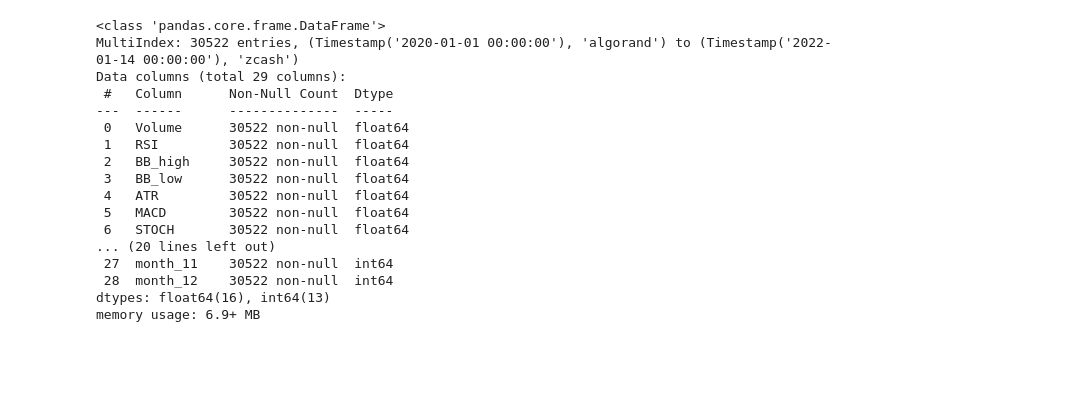
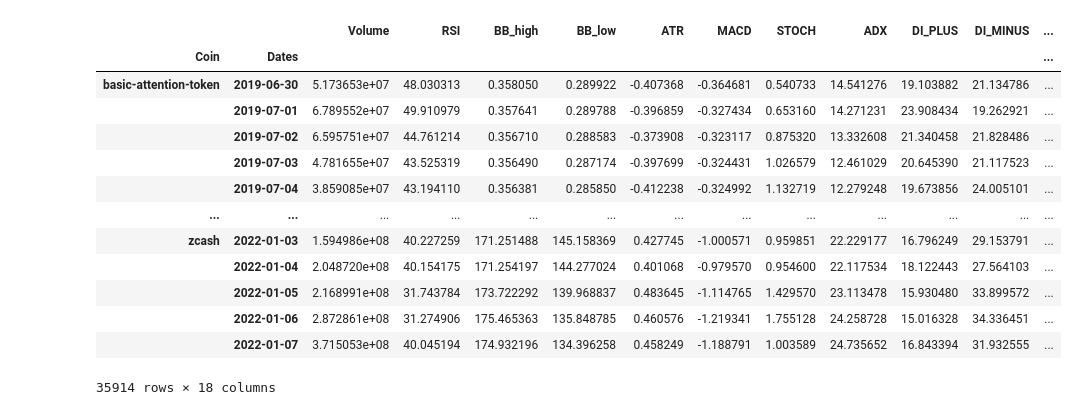
Before and after one commit to carlos-carlos/ML-Class-capstone-project, a Jupyter notebook: Step6_Predictions.ipynb, the cells around one changed output. Drawn from its saved outputs; the diff is of its cells as text; code cells hidden in the pictures; blank space fills up the shorter version.

```diff
--- a/Step6_Predictions.ipynb
+++ b/Step6_Predictions.ipynb
@@ -99,13 +99,13 @@ model_mdf.set_index(['Dates', 'Coin'], inplace=True)
 # Filter out 60 and 90d columns
 # Reason: Due to the relativly small size of the dataset, all the NaN values leave me with just 3 months of usable data.
 # I could impute the NaNs but for such long time periods, I think this is too risky and could lead to false models
-ninety_day_filter = model_mdf.filter(like='90d')
+#ninety_day_filter = model_mdf.filter(like='90d')
 #model_mdf = model_mdf.drop(ninety_day_filter.columns, axis=1)
-sixty_day_filter = model_mdf.filter(like='60d')
+#sixty_day_filter = model_mdf.filter(like='60d')
 #model_mdf = model_mdf.drop(sixty_day_filter.columns, axis=1)
 
 # Impute missing entries in the remaining data (max 30d period seems reasonable)
-model_mdf = model_mdf.groupby('Coin').apply(lambda x: x.fillna(x.mean()))
+#model_mdf = model_mdf.groupby('Coin').apply(lambda x: x.fillna(x.mean()))
 # %%
 # Drop NaNs, OHLCV columns and lag period columns
 data = model_mdf
@@ -115,32 +115,34 @@ data = (model_mdf
             .dropna()
             .drop(['Open', 'Close', 'Low', 'High'], axis=1))
 
-# Drop lag periods
+# Drop Features
 data = data.drop([c for c in data.columns if 'lag' in c], axis=1)
+data = data.drop([c for c in data.columns if 'year' in c], axis=1)
+data = data.drop([c for c in data.columns if 'month' in c], axis=1)
+data = data.drop([c for c in data.columns if 'Principal' in c], axis=1)
+
+
+
+
+data = data.swaplevel().sort_index()
+# %%
+data
+# %% [output]
+|  |  | Volume | RSI | BB_high | BB_low | ATR | MACD | STOCH | ADX | DI_PLUS | DI_MINUS | ... |
+| Coin | Dates |  |  |  |  |  |  |  |  |  |  | ... |
+| basic-attention-token | 2019-06-30 | 5.173653e+07 | 48.030313 | 0.358050 | 0.289922 | -0.407368 | -0.364681 | 0.540733 | 14.541276 | 19.103882 | 21.134786 | ... |
+|  | 2019-07-01 | 6.789552e+07 | 49.910979 | 0.357641 | 0.289788 | -0.396859 | -0.327434 | 0.653160 | 14.271231 | 23.908434 | 19.262921 | ... |
+|  | 2019-07-02 | 6.595751e+07 | 44.761214 | 0.356710 | 0.288583 | -0.373908 | -0.323117 | 0.875320 | 13.332608 | 21.340458 | 21.828486 | ... |
+|  | 2019-07-03 | 4.781655e+07 | 43.525319 | 0.356490 | 0.287174 | -0.397699 | -0.324431 | 1.026579 | 12.461029 | 20.645390 | 21.117523 | ... |
+|  | 2019-07-04 | 3.859085e+07 | 43.194110 | 0.356381 | 0.285850 | -0.412238 | -0.324992 | 1.132719 | 12.279248 | 19.673856 | 24.005101 | ... |
+| ... | ... | ... | ... | ... | ... | ... | ... | ... | ... | ... | ... | ... |
+| zcash | 2022-01-03 | 1.594986e+08 | 40.227259 | 171.251488 | 145.158369 | 0.427745 | -1.000571 | 0.959851 | 22.229177 | 16.796249 | 29.153791 | ... |
+|  | 2022-01-04 | 2.048720e+08 | 40.154175 | 171.254197 | 144.277024 | 0.401068 | -0.979570 | 0.954600 | 22.117534 | 18.122443 | 27.564103 | ... |
+|  | 2022-01-05 | 2.168991e+08 | 31.743784 | 173.722292 | 139.968837 | 0.483645 | -1.114765 | 1.429570 | 23.113478 | 15.930480 | 33.899572 | ... |
+|  | 2022-01-06 | 2.872861e+08 | 31.274906 | 175.465363 | 135.848785 | 0.460576 | -1.219341 | 1.755128 | 24.258728 | 15.016328 | 34.336451 | ... |
+|  | 2022-01-07 | 3.715053e+08 | 40.045194 | 174.932196 | 134.396258 | 0.458249 | -1.188791 | 1.003589 | 24.735652 | 16.843394 | 31.932555 | ... |
+35914 rows × 18 columns
 # %%
 # Create X and Y values for the model
 y = data.filter(like='target')
 X = data.drop(y.columns, axis=1)
-# %%
-# Drop PCA components
-drop_pca = data.filter(like='Principal')
-X = X.drop(drop_pca.columns, axis=1)
-X.info()
-# %% [output]
-<class 'pandas.core.frame.DataFrame'>
-MultiIndex: 30522 entries, (Timestamp('2020-01-01 00:00:00'), 'algorand') to (Timestamp('2022-01-14 00:00:00'), 'zcash')
-Data columns (total 29 columns):
- #   Column      Non-Null Count  Dtype
----  ------      --------------  -----
- 0   Volume      30522 non-null  float64
- 1   RSI         30522 non-null  float64
- 2   BB_high     30522 non-null  float64
- 3   BB_low      30522 non-null  float64
- 4   ATR         30522 non-null  float64
- 5   MACD        30522 non-null  float64
- 6   STOCH       30522 non-null  float64
-... (20 lines left out)
- 27  month_11    30522 non-null  int64
- 28  month_12    30522 non-null  int64
-dtypes: float64(16), int64(13)
-memory usage: 6.9+ MB
```
Also changed, not shown: parts of 37 cells of this notebook.
